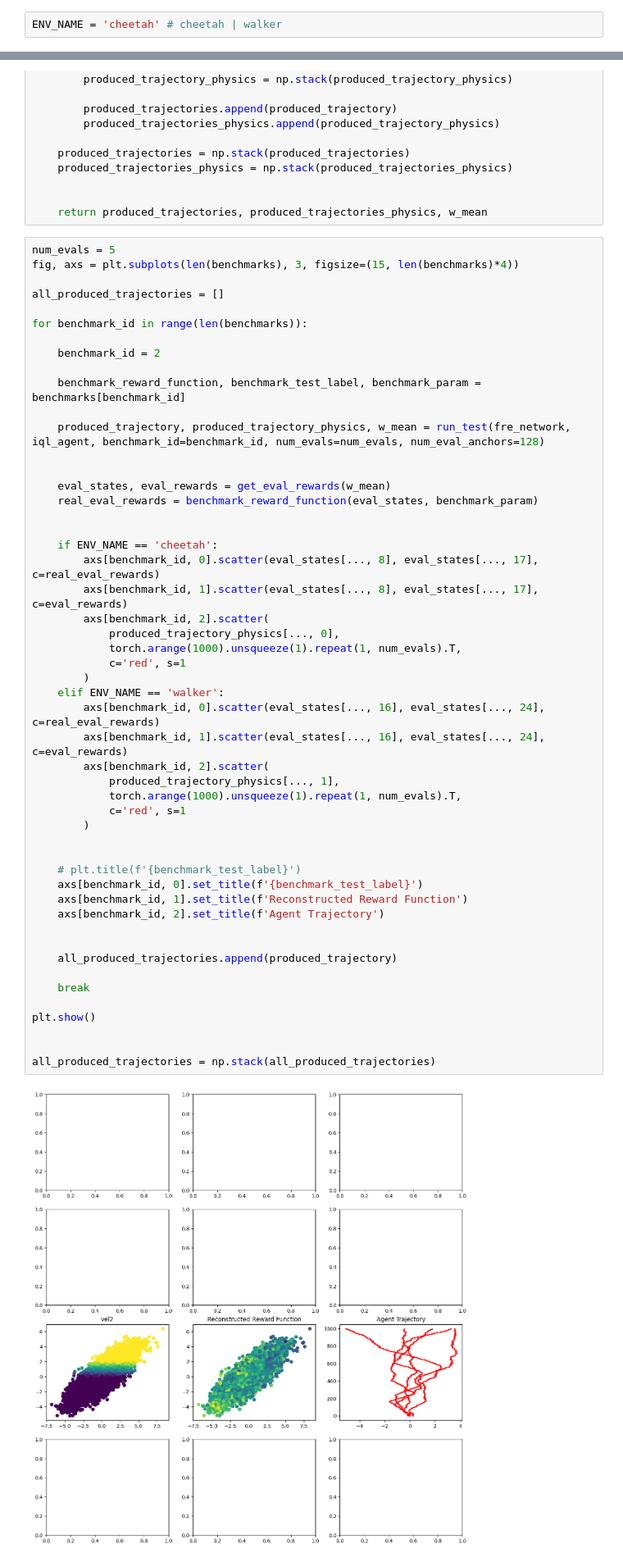
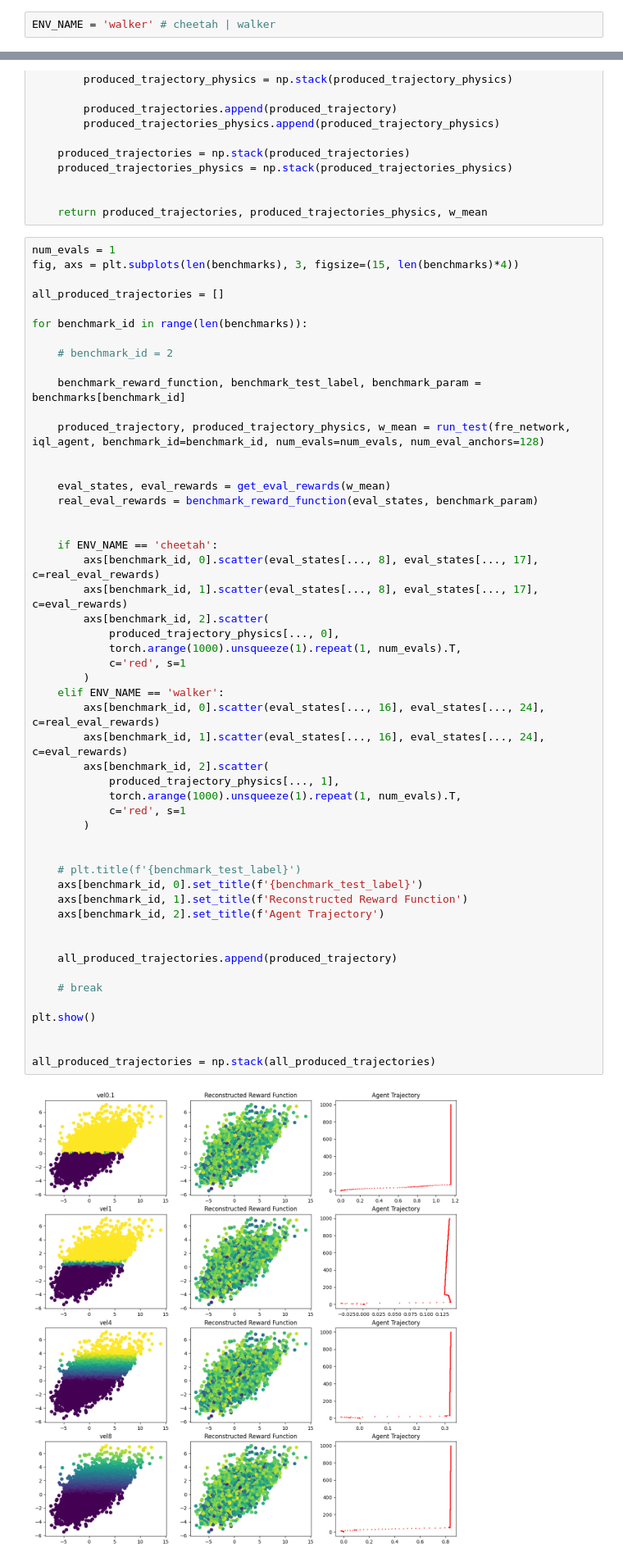
Before and after one commit to TheSun00000/fre_experiments, a Jupyter notebook: offline_fre+dmc.ipynb, the cells around one changed output, grey strips where cells are left out. Shown at 82% size. Saved outputs shown, nothing was run; the diff lists cells and outputs as text.

```diff
--- a/offline_fre+dmc.ipynb
+++ b/offline_fre+dmc.ipynb
@@ -14,7 +14,7 @@ device
 # %% [output]
 'cuda'
 # %%
-ENV_NAME = 'cheetah' # cheetah | walker
+ENV_NAME = 'walker' # cheetah | walker
 # %%
 NUM_TRAJECTORIES = 10000
 TRAJECTORY_LEN = 1000
@@ -1604,14 +1603,14 @@ def run_test(fre_network, iql_agent, benchmark_id, num_evals, num_eval_anchors):
 
     return produced_trajectories, produced_trajectories_physics, w_mean
 # %%
-num_evals = 5
+num_evals = 1
 fig, axs = plt.subplots(len(benchmarks), 3, figsize=(15, len(benchmarks)*4))
 
 all_produced_trajectories = []
 
 for benchmark_id in range(len(benchmarks)):
 
-    benchmark_id = 2
+    # benchmark_id = 2
 
     benchmark_reward_function, benchmark_test_label, benchmark_param = benchmarks[benchmark_id]
 
@@ -1627,35 +1626,35 @@ for benchmark_id in range(len(benchmarks)):
         axs[benchmark_id, 1].scatter(eval_states[..., 8], eval_states[..., 17], c=eval_rewards)
         axs[benchmark_id, 2].scatter(
             produced_trajectory_physics[..., 0],
             torch.arange(1000).unsqueeze(1).repeat(1, num_evals).T,
             c='red', s=1
         )
     elif ENV_NAME == 'walker':
         axs[benchmark_id, 0].scatter(eval_states[..., 16], eval_states[..., 24], c=real_eval_rewards)
         axs[benchmark_id, 1].scatter(eval_states[..., 16], eval_states[..., 24], c=eval_rewards)
         axs[benchmark_id, 2].scatter(
             produced_trajectory_physics[..., 1],
             torch.arange(1000).unsqueeze(1).repeat(1, num_evals).T,
             c='red', s=1
         )
 
 
     # plt.title(f'{benchmark_test_label}')
     axs[benchmark_id, 0].set_title(f'{benchmark_test_label}')
     axs[benchmark_id, 1].set_title(f'Reconstructed Reward Function')
     axs[benchmark_id, 2].set_title(f'Agent Trajectory')
 
 
     all_produced_trajectories.append(produced_trajectory)
 
-    break
+    # break
 
 plt.show()
 
 
 all_produced_trajectories = np.stack(all_produced_trajectories)
 # %% [output]
-[figure, old version]
+[figure, new version]
 # %%
 for benchmark_id in range(len(benchmarks)):
 
```
Also changed, not shown: parts of 14 cells of this notebook, 19 other files.
